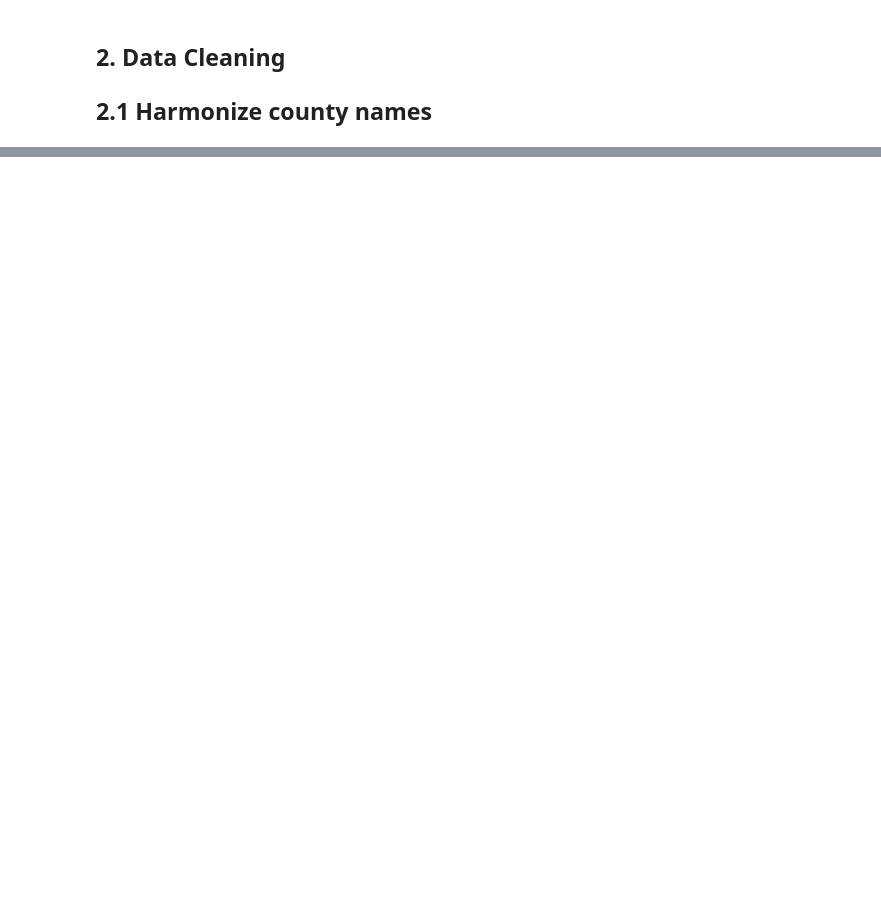
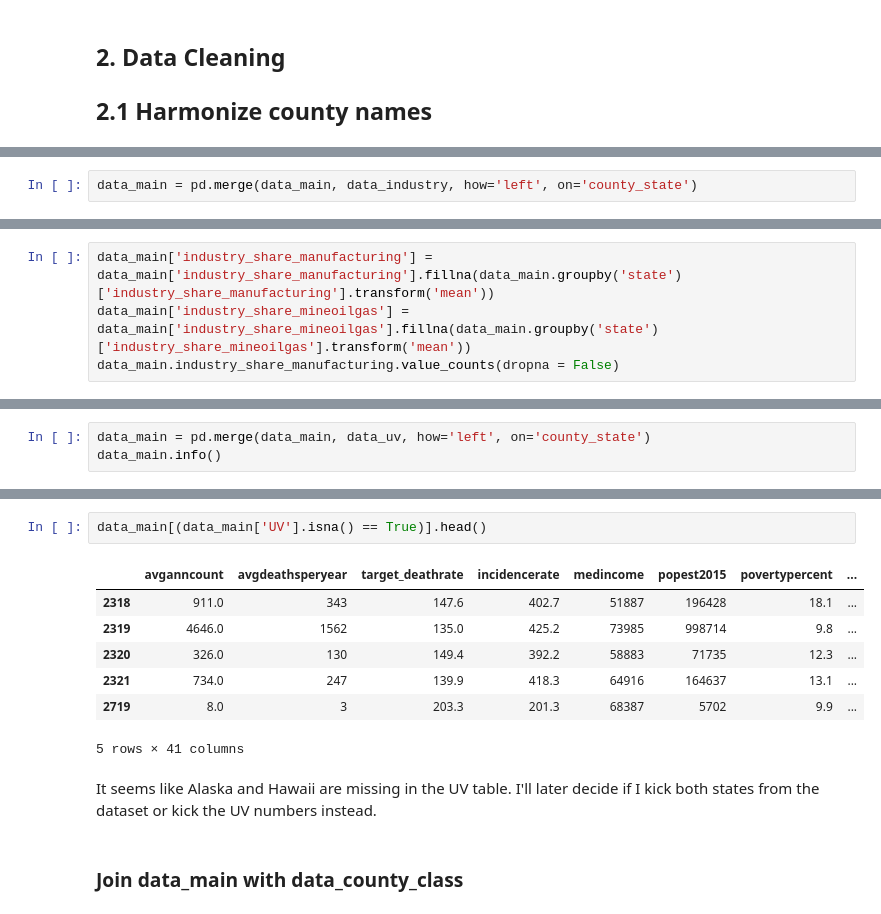
Before and after one commit to TobHeg/Mid-Term-Project, a Jupyter notebook: mid-term-project.ipynb, the cells around one changed output, grey strips where cells are left out. Saved outputs shown, nothing was run; the diff lists cells and outputs as text; blank space fills up the shorter version.

```diff
--- a/mid-term-project.ipynb
+++ b/mid-term-project.ipynb
@@ -94,0 +303,2 @@ data_main.describe()
+# %%
+data_main = pd.merge(data_main, data_industry, how='left', on='county_state')
@@ -94,0 +327,4 @@ data_main.describe()
+# %%
+data_main['industry_share_manufacturing'] = data_main['industry_share_manufacturing'].fillna(data_main.groupby('state')['industry_share_manufacturing'].transform('mean'))
+data_main['industry_share_mineoilgas'] = data_main['industry_share_mineoilgas'].fillna(data_main.groupby('state')['industry_share_mineoilgas'].transform('mean'))
+data_main.industry_share_manufacturing.value_counts(dropna = False)
@@ -94,0 +346,3 @@ data_main.describe()
+# %%
+data_main = pd.merge(data_main, data_uv, how='left', on='county_state')
+data_main.info()
@@ -94,0 +410,14 @@ data_main.describe()
+# %%
+data_main[(data_main['UV'].isna() == True)].head()
+# %% [output]
+|  | avganncount | avgdeathsperyear | target_deathrate | incidencerate | medincome | popest2015 | povertypercent | ... |
+| 2318 | 911.0 | 343 | 147.6 | 402.7 | 51887 | 196428 | 18.1 | ... |
+| 2319 | 4646.0 | 1562 | 135.0 | 425.2 | 73985 | 998714 | 9.8 | ... |
+| 2320 | 326.0 | 130 | 149.4 | 392.2 | 58883 | 71735 | 12.3 | ... |
+| 2321 | 734.0 | 247 | 139.9 | 418.3 | 64916 | 164637 | 13.1 | ... |
+| 2719 | 8.0 | 3 | 203.3 | 201.3 | 68387 | 5702 | 9.9 | ... |
+5 rows × 41 columns
+# %% [markdown]
+It seems like Alaska and Hawaii are missing in the UV table. I'll later decide if I kick both states from the dataset or kick the UV numbers instead.
+# %% [markdown]
+### Join data_main with data_county_class
```
Also changed, not shown: parts of 55 cells of this notebook, 7 other files.
